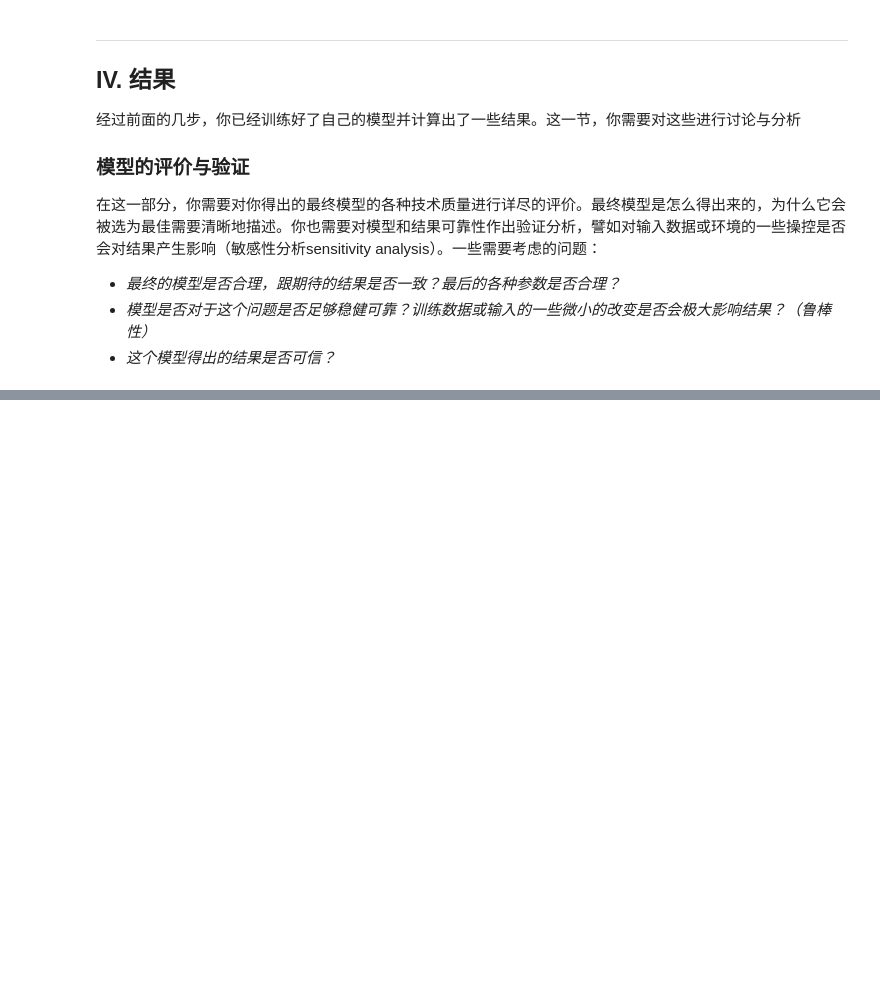
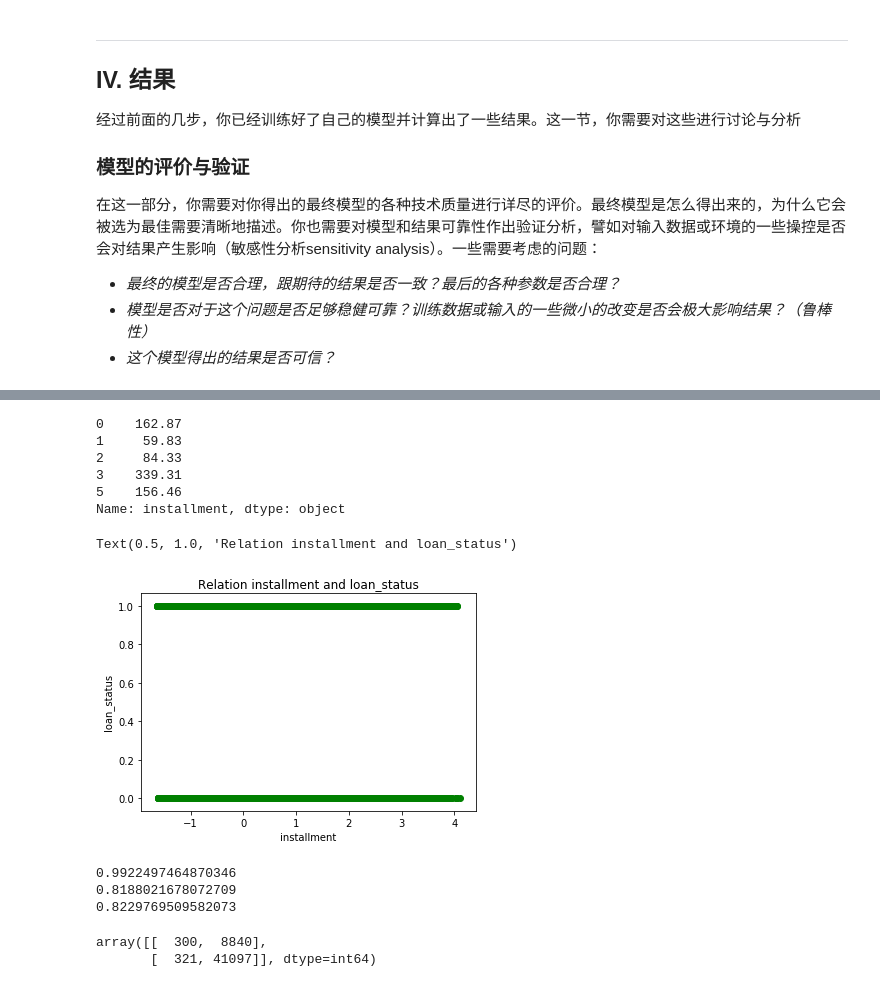
Before and after one commit to kimi987/PyAndML, a Jupyter notebook: src/毕业项目/AIPND Capstone Template.ipynb, the cells around one changed output, grey strips where cells are left out. Cells and saved outputs as stored; diff of their text form; code cells hidden in the pictures; blank space fills up the shorter version.

```diff
--- a/src/毕业项目/AIPND Capstone Template.ipynb
+++ b/src/毕业项目/AIPND Capstone Template.ipynb
@@ -671,0 +671,23 @@ weighted avg       0.67      0.82      0.74     50558
+# %%
+#尝试使用installment
+df_ins = df.loc[df_clean.index].installment
+df_ins.columns=['installment']
+df_ins.head()
+# %% [output]
+0    162.87
+1     59.83
+2     84.33
+3    339.31
+5    156.46
+Name: installment, dtype: object
+# %%
+#用图表分析该特征和结果之间的关系
+#缩放
+df_ins = (df_ins - df_ins.mean())/df_ins.std()
+plt.scatter(x=df_ins, y=df_clean['Fully Paid'], c='g');
+plt.xlabel('installment')
+plt.ylabel('loan_status')
+plt.title('Relation installment and loan_status')
+# %% [output]
+Text(0.5, 1.0, 'Relation installment and loan_status')
+[figure, added]
@@ -671,0 +705,16 @@ weighted avg       0.67      0.82      0.74     50558
+# %%
+#模型评估
+print(recall_score(y_test, y_predict))
+print(accuracy_score(y_test, y_predict))
+print(precision_score(y_test, y_predict))
+# %% [output]
+0.9922497464870346
+0.8188021678072709
+0.8229769509582073
+# %%
+#精度有细微变化
+# 混淆矩阵
+confusion_matrix(y_test,y_predict)
+# %% [output]
+array([[  300,  8840],
+       [  321, 41097]], dtype=int64)
```
Also changed, not shown: parts of 51 cells of this notebook.
